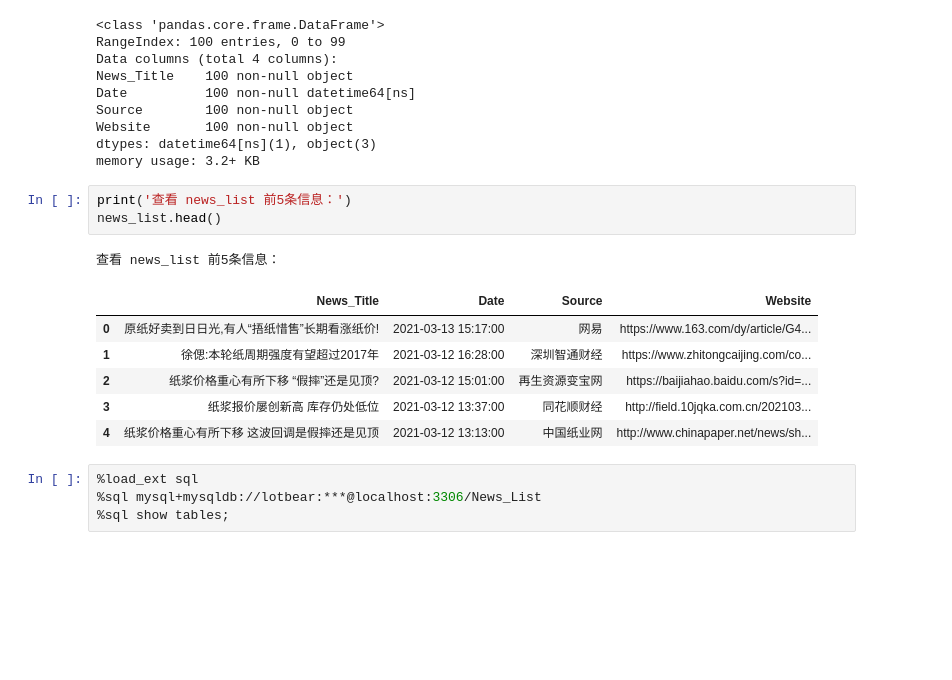
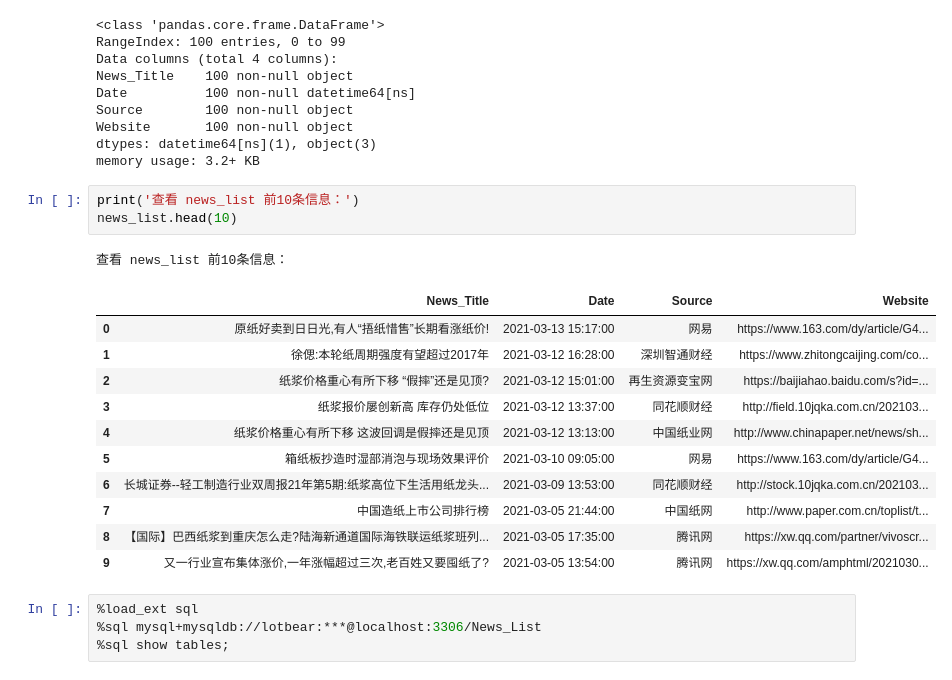
Before and after one commit to lotbear/Python-Financial-investment-strategy, a Jupyter notebook: A15. Python资讯爬虫：行业资讯+舆情+报告/Python爬虫：纸浆（Pulp）行业资讯、舆情、报告.ipynb, the cells around one changed output. Drawn from its saved outputs; the diff is of its cells as text; blank space fills up the shorter version.

```diff
--- a/A15. Python资讯爬虫：行业资讯+舆情+报告/Python爬虫：纸浆（Pulp）行业资讯、舆情、报告.ipynb
+++ b/A15. Python资讯爬虫：行业资讯+舆情+报告/Python爬虫：纸浆（Pulp）行业资讯、舆情、报告.ipynb
@@ -122,16 +226,21 @@ Website       100 non-null object
 dtypes: datetime64[ns](1), object(3)
 memory usage: 3.2+ KB
 # %%
-print('查看 news_list 前5条信息：')
-news_list.head()
+print('查看 news_list 前10条信息：')
+news_list.head(10)
 # %% [output]
-查看 news_list 前5条信息：
+查看 news_list 前10条信息：
 |  | News_Title | Date | Source | Website |
 | 0 | 原纸好卖到日日光,有人“捂纸惜售”长期看涨纸价! | 2021-03-13 15:17:00 | 网易 | https://www.163.com/dy/article/G4... |
 | 1 | 徐偲:本轮纸周期强度有望超过2017年 | 2021-03-12 16:28:00 | 深圳智通财经 | https://www.zhitongcaijing.com/co... |
 | 2 | 纸浆价格重心有所下移 “假摔”还是见顶? | 2021-03-12 15:01:00 | 再生资源变宝网 | https://baijiahao.baidu.com/s?id=... |
 | 3 | 纸浆报价屡创新高 库存仍处低位 | 2021-03-12 13:37:00 | 同花顺财经 | http://field.10jqka.com.cn/202103... |
 | 4 | 纸浆价格重心有所下移 这波回调是假摔还是见顶 | 2021-03-12 13:13:00 | 中国纸业网 | http://www.chinapaper.net/news/sh... |
+| 5 | 箱纸板抄造时湿部消泡与现场效果评价 | 2021-03-10 09:05:00 | 网易 | https://www.163.com/dy/article/G4... |
+| 6 | 长城证券--轻工制造行业双周报21年第5期:纸浆高位下生活用纸龙头... | 2021-03-09 13:53:00 | 同花顺财经 | http://stock.10jqka.com.cn/202103... |
+| 7 | 中国造纸上市公司排行榜 | 2021-03-05 21:44:00 | 中国纸网 | http://www.paper.com.cn/toplist/t... |
+| 8 | 【国际】巴西纸浆到重庆怎么走?陆海新通道国际海铁联运纸浆班列... | 2021-03-05 17:35:00 | 腾讯网 | https://xw.qq.com/partner/vivoscr... |
+| 9 | 又一行业宣布集体涨价,一年涨幅超过三次,老百姓又要囤纸了? | 2021-03-05 13:54:00 | 腾讯网 | https://xw.qq.com/amphtml/2021030... |
 # %%
 %load_ext sql
 %sql mysql+mysqldb://lotbear:***@localhost:3306/News_List
```
Also changed, not shown: parts of 8 cells of this notebook, 3 other files.
